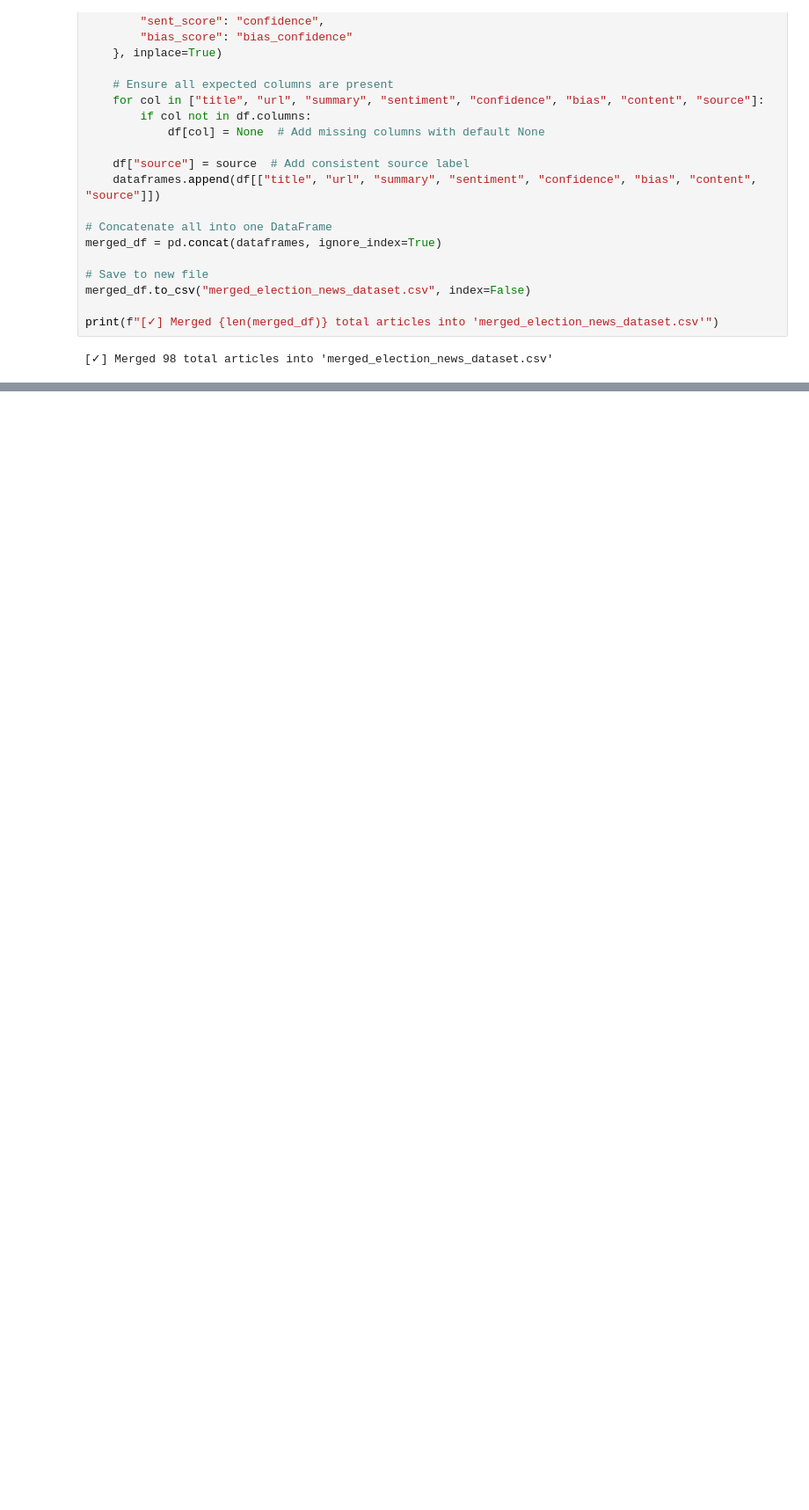
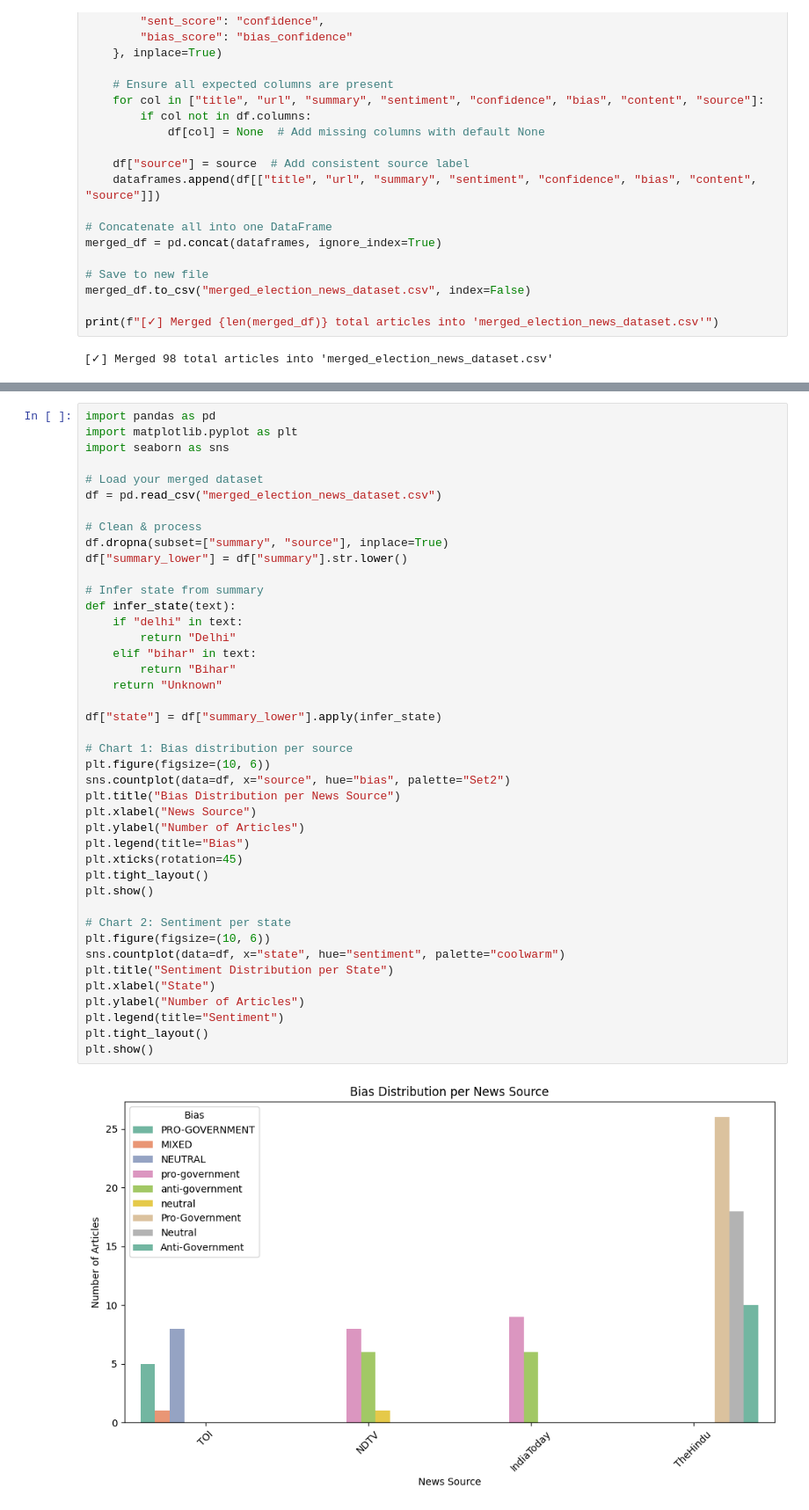
Before and after one commit to Hacxmr/NLP_Project, a Jupyter notebook: NLP_Project.ipynb, the cells around one changed output, grey strips where cells are left out. Shown at 88% size. Saved outputs shown, nothing was run; the diff lists cells and outputs as text; blank space fills up the shorter version.

```diff
--- a/NLP_Project.ipynb
+++ b/NLP_Project.ipynb
@@ -855,0 +858,44 @@ print(f"[✓] Merged {len(merged_df)} total articles into 'merged_election_news_
+# %%
+import pandas as pd
+import matplotlib.pyplot as plt
+import seaborn as sns
+
+# Load your merged dataset
+df = pd.read_csv("merged_election_news_dataset.csv")
+
+# Clean & process
+df.dropna(subset=["summary", "source"], inplace=True)
+df["summary_lower"] = df["summary"].str.lower()
+
+# Infer state from summary
+def infer_state(text):
+    if "delhi" in text:
+        return "Delhi"
+    elif "bihar" in text:
+        return "Bihar"
+    return "Unknown"
+
+df["state"] = df["summary_lower"].apply(infer_state)
+
+# Chart 1: Bias distribution per source
+plt.figure(figsize=(10, 6))
+sns.countplot(data=df, x="source", hue="bias", palette="Set2")
+plt.title("Bias Distribution per News Source")
+plt.xlabel("News Source")
+plt.ylabel("Number of Articles")
+plt.legend(title="Bias")
+plt.xticks(rotation=45)
+plt.tight_layout()
+plt.show()
+
+# Chart 2: Sentiment per state
+plt.figure(figsize=(10, 6))
+sns.countplot(data=df, x="state", hue="sentiment", palette="coolwarm")
+plt.title("Sentiment Distribution per State")
+plt.xlabel("State")
+plt.ylabel("Number of Articles")
+plt.legend(title="Sentiment")
+plt.tight_layout()
+plt.show()
+# %% [output]
+[figure, added]
```
Also changed, not shown: parts of 11 cells of this notebook.
